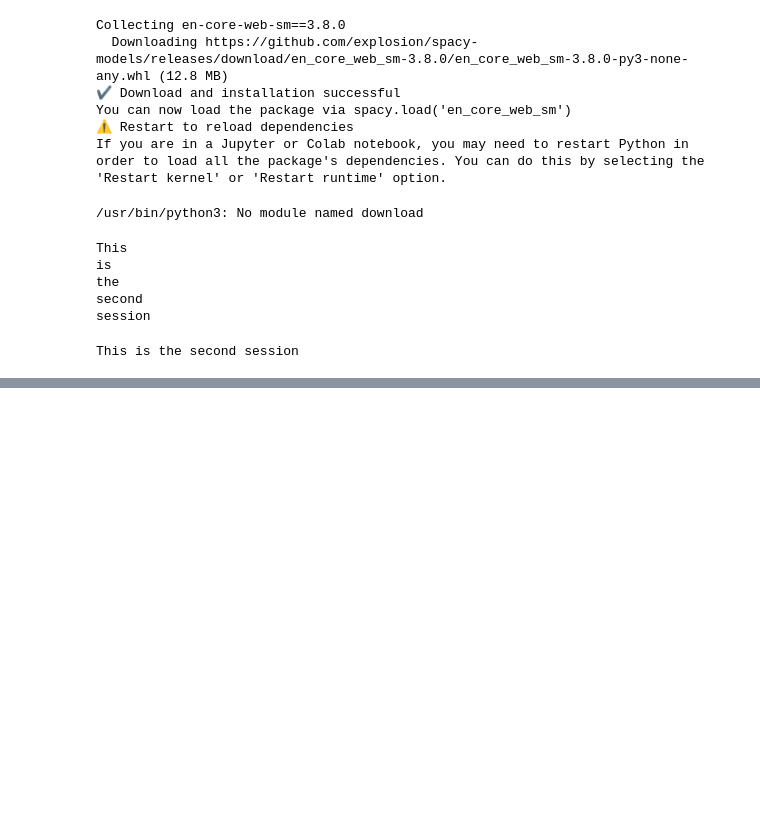
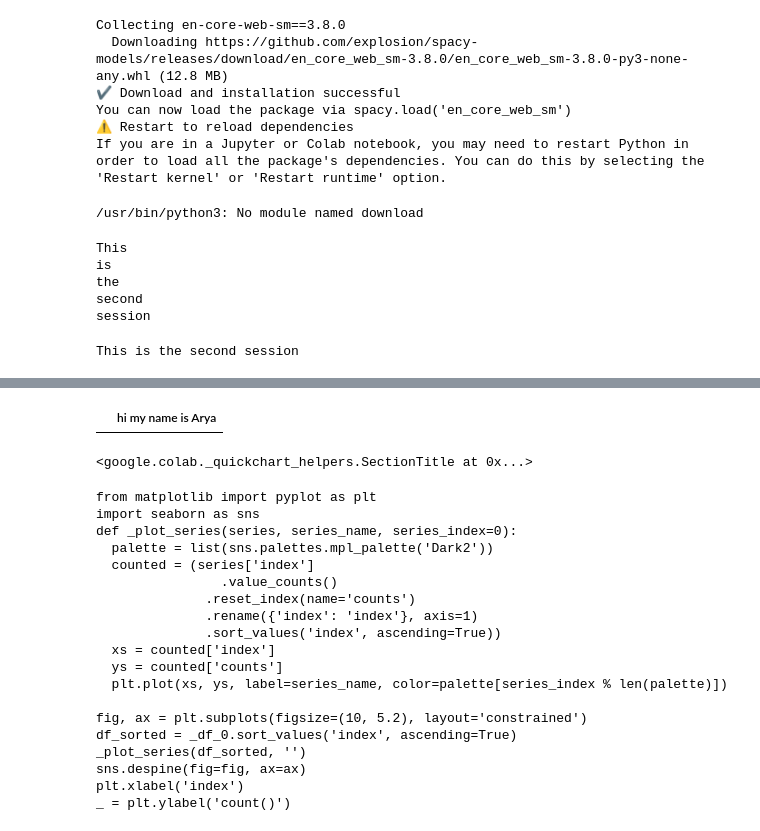
Before and after one commit to aryavardhan03/NLP_1, a Jupyter notebook: Untitled11.ipynb, the cells around one changed output, grey strips where cells are left out. Drawn from its saved outputs; the diff is of its cells as text; code cells hidden in the pictures; blank space fills up the shorter version.

```diff
--- a/Untitled11.ipynb
+++ b/Untitled11.ipynb
@@ -82,0 +92,25 @@ This is the second session
+# %%
+output = pd.read_csv('/content/29-sept-25.txt',sep='\t')
+output.head()
+# %% [output]
+|  | hi my name is Arya |
+<google.colab._quickchart_helpers.SectionTitle at 0x...>
+from matplotlib import pyplot as plt
+import seaborn as sns
+def _plot_series(series, series_name, series_index=0):
+  palette = list(sns.palettes.mpl_palette('Dark2'))
+  counted = (series['index']
+                .value_counts()
+              .reset_index(name='counts')
+              .rename({'index': 'index'}, axis=1)
+              .sort_values('index', ascending=True))
+  xs = counted['index']
+  ys = counted['counts']
+  plt.plot(xs, ys, label=series_name, color=palette[series_index % len(palette)])
+
+fig, ax = plt.subplots(figsize=(10, 5.2), layout='constrained')
+df_sorted = _df_0.sort_values('index', ascending=True)
+_plot_series(df_sorted, '')
+sns.despine(fig=fig, ax=ax)
+plt.xlabel('index')
+_ = plt.ylabel('count()')
```
Also changed, not shown: parts of 12 cells of this notebook.
